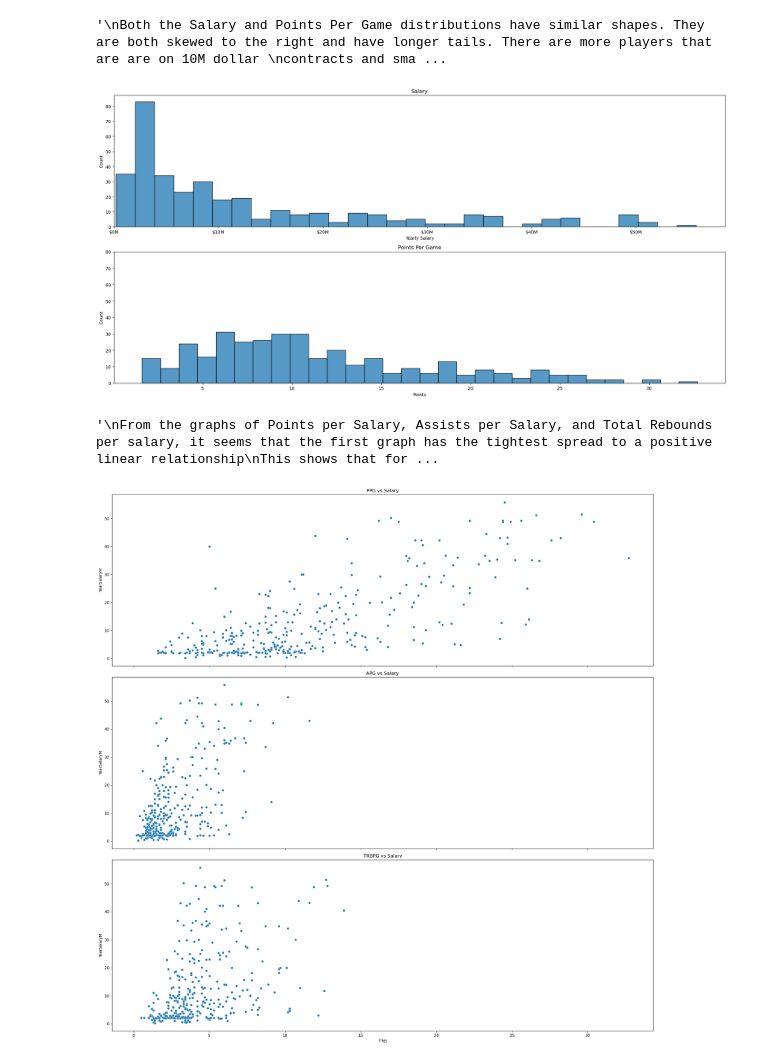
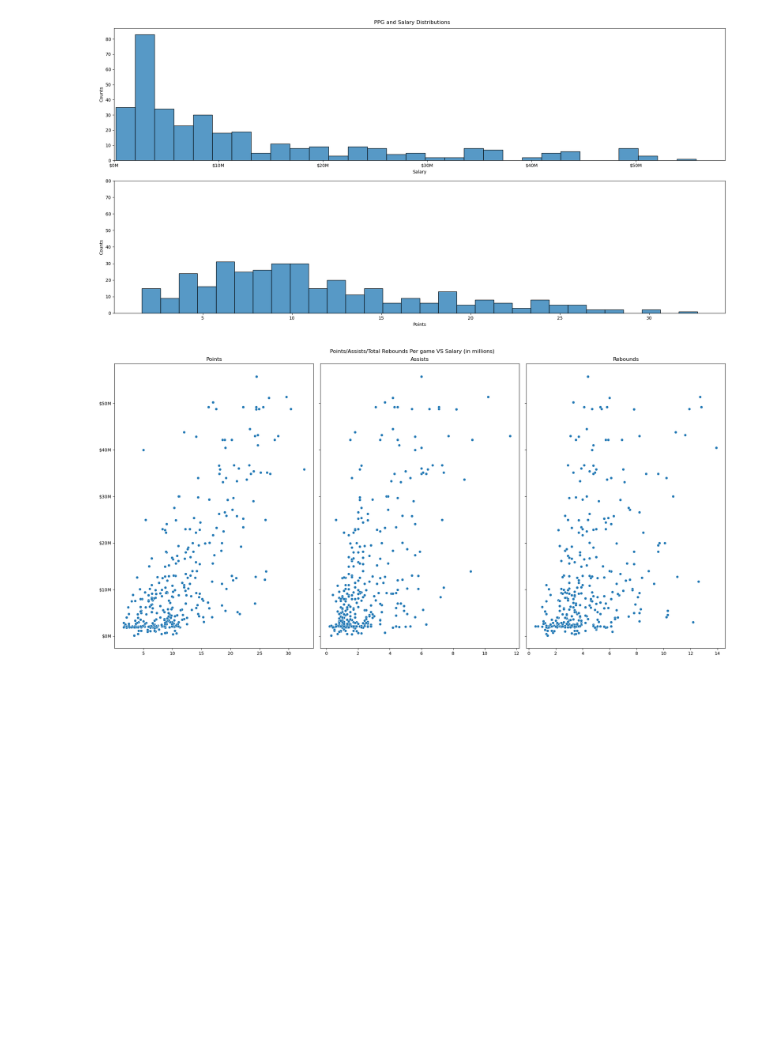
Before and after one commit to ruddaraju/NBA_PlayerValueAnalysis, a Jupyter notebook: Analysis/EDA.ipynb, the cells around one changed output. Saved outputs shown, nothing was run; the diff lists cells and outputs as text; code cells hidden in the pictures; blank space fills up the shorter version.

```diff
--- a/Analysis/EDA.ipynb
+++ b/Analysis/EDA.ipynb
@@ -22,19 +7,6 @@ pd.set_option('display.max_columns', None)
 PGSal = pd.read_csv('..\Player_Data\Cleaned_Player_Data\Cleaned_PG_Sal.csv', index_col = 0)
 AdvancedSal = pd.read_csv('..\Player_Data\Cleaned_Player_Data\Cleaned_Advanced_Sal.csv', index_col = 0)
 # %%
-fig, ax = plt.subplots(2,1, figsize = (20,10))
-sns.histplot(PGSal['YearSalaryM'], bins = 30, ax = ax[0])
-sns.histplot(PGSal['PTS'], bins = 30,ax = ax[1])
-ax[1].set_ylim(0,80)
-ax[1].set_title('Points Per Game')
-ax[1].set_xlabel('Points')
-
-ax[0].xaxis.set_major_formatter(plt.FuncFormatter(lambda x, pos: f'${int(x)}M'))
-ax[0].set_title('Salary')
-ax[0].set_xlabel('Yearly Salary')
-ax[0].set_xlim(0,)
-
-plt.tight_layout()
 
 '''
 Both the Salary and Points Per Game distributions have similar shapes. They are both skewed to the right and have longer tails. There are more players that are are on 10M dollar
@@ -42,26 +14,60 @@ contracts and smaller than the big contracts. The points per game distribution i
 distribution.
 
 '''
+
+fig, ax = plt.subplots(2,1, figsize = (20,10))
+sns.histplot(PGSal['YearSalaryM'], bins = 30, ax = ax[0])
+sns.histplot(PGSal['PTS'], bins = 30,ax = ax[1])
+
+ax[0].xaxis.set_major_formatter(plt.FuncFormatter(lambda x, pos: f'${int(x)}M'))
+ax[0].set_xlim(0,)
+ax[0].set_ylabel('Counts')
+ax[0].set_xlabel('Salary')
+
+
+ax[1].set_ylim(0,80)
+ax[1].set_ylabel('Counts')
+ax[1].set_xlabel('Points')
+
+fig.suptitle('PPG and Salary Distributions')
+
+
+
+plt.tight_layout()
+plt.show()
 # %% [output]
-'\nBoth the Salary and Points Per Game distributions have similar shapes. They are both skewed to the right and have longer tails. There are more players that are are on 10M dollar \ncontracts and sma ...
-[figure, old version]
+[figure, new version]
 # %%
-fig, ax = plt.subplots(3,1, figsize = (20,20), sharex = True)
-sns.scatterplot(data = PGSal, x = 'PTS', y = 'YearSalaryM', ax = ax[0])
-ax[0].set_title('PPG vs Salary')
-sns.scatterplot(data = PGSal, x = 'AST', y = 'YearSalaryM', ax = ax[1])
-ax[1].set_title('APG vs Salary')
-sns.scatterplot(data = PGSal, x = 'TRB', y = 'YearSalaryM', ax = ax[2])
-ax[2].set_title('TRBPG vs Salary')
-
-plt.tight_layout()
-
 '''
 From the graphs of Points per Salary, Assists per Salary, and Total Rebounds per salary, it seems that the first graph has the tightest spread to a positive linear relationship
 This shows that for these players, the points per game is a heavily weighted factor for the amount that a team will pay them, a heavier factor than assists or rebounds.
-Since the other two have less clear trends and higher residuals (spread).
+Since the other two have less clear trends and higher residuals (spread). It is common to see players with high averages in rebounds and assists that are not being paid as much
+as one may predict based on the overall trends. This shows that points are more influential to determining how much a team will pay a player. This could also be because rebounds
+and assists as stats can tell you less about the outcome of the games and the contributions of a player.
 '''
+
+fig, ax = plt.subplots(1,3, figsize = (20,10), sharey=True)
+
+fig.suptitle('Points/Assists/Total Rebounds Per game VS Salary (in millions)')
+
+sns.scatterplot(data = PGSal, x = 'PTS', y = 'YearSalaryM', ax = ax[0])
+ax[0].set_title('Points')
+ax[0].set_ylabel('')
+ax[0].set_xlabel('')
+ax[0].yaxis.set_major_formatter(plt.FuncFormatter(lambda y,pos: f'${int(y)}M'))
+
+sns.scatterplot(data = PGSal, x = 'AST', y = 'YearSalaryM', ax = ax[1])
+ax[1].set_title('Assists')
+ax[1].set_ylabel('')
+ax[1].set_xlabel('')
+
+sns.scatterplot(data = PGSal, x = 'TRB', y = 'YearSalaryM', ax = ax[2])
+ax[2].set_title('Rebounds')
+ax[2].set_ylabel('')
+ax[2].set_xlabel('')
+
+plt.tight_layout()
+plt.show()
 # %% [output]
-'\nFrom the graphs of Points per Salary, Assists per Salary, and Total Rebounds per salary, it seems that the first graph has the tightest spread to a positive linear relationship\nThis shows that for ...
-[figure, old version]
+[figure, new version]
 # %%
```
Also changed, not shown: parts of 8 cells of this notebook, 1 other file.
